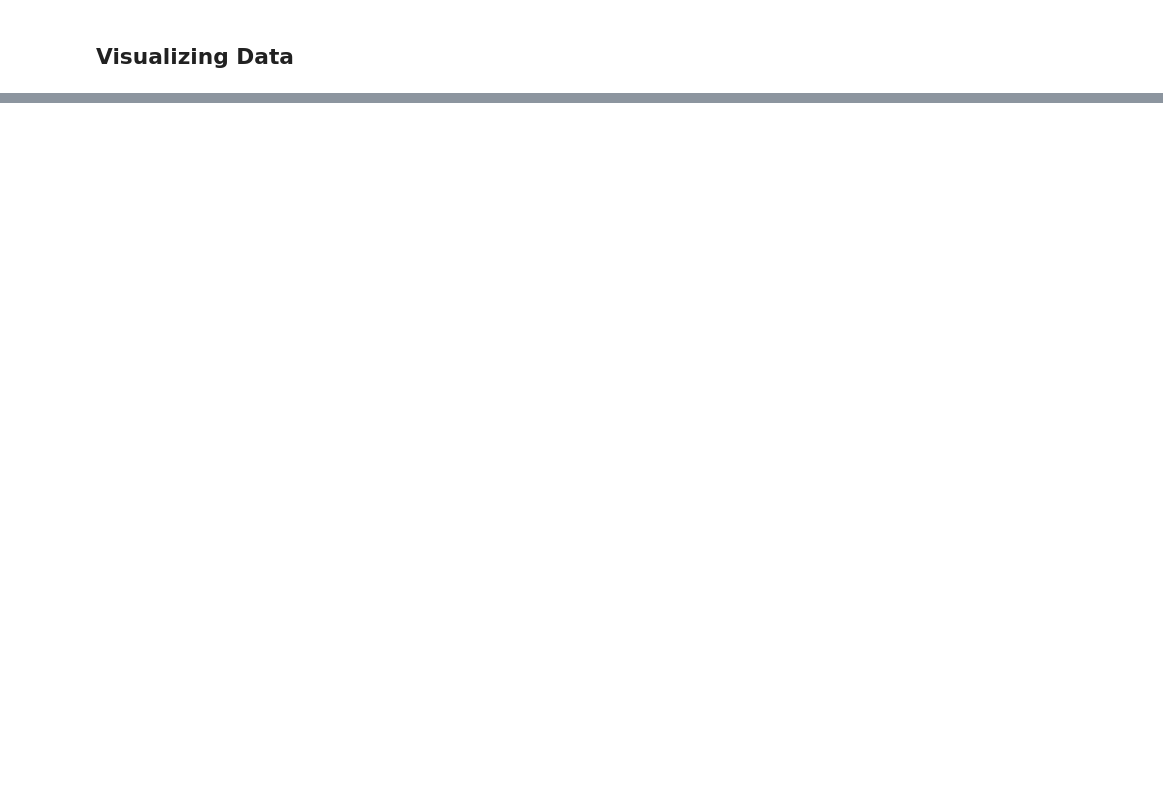
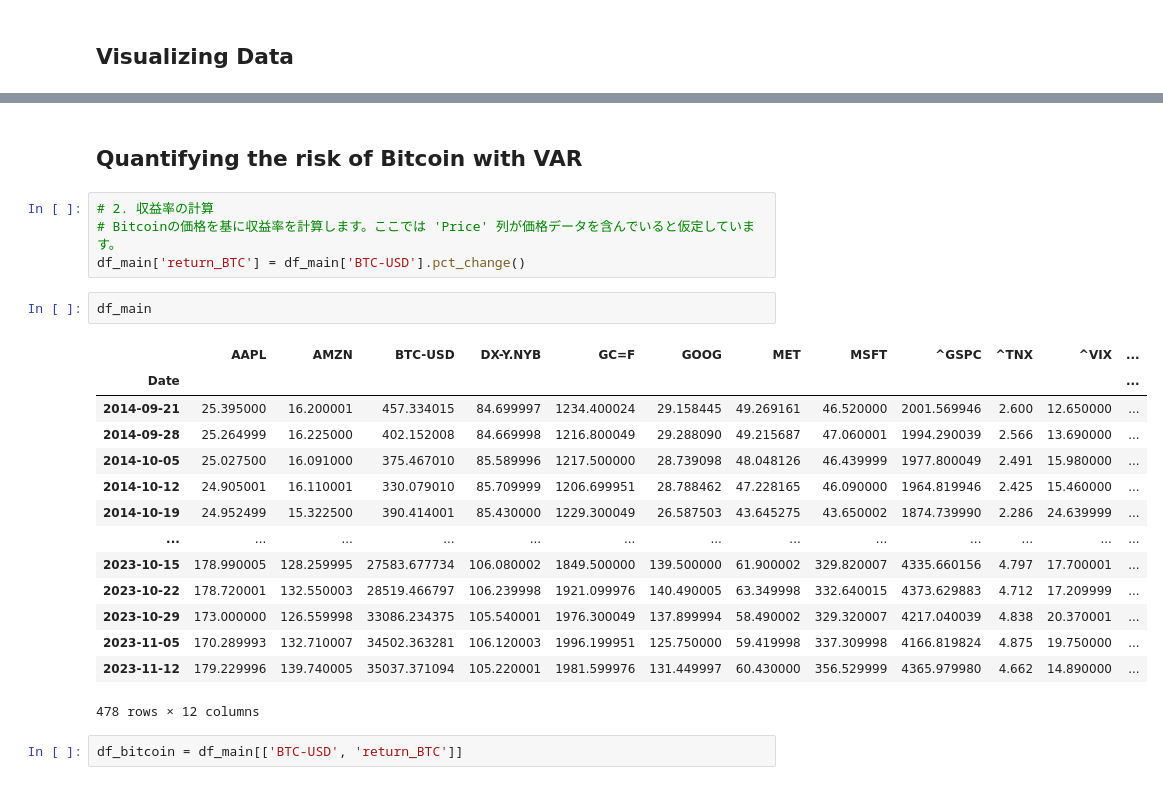
Before and after one commit to aguilarklyno/Fukuhara-Seminar, a Jupyter notebook: 23_11_10_week-04/Group3.ipynb, the cells around one changed output, grey strips where cells are left out. Cells and saved outputs as stored; diff of their text form; blank space fills up the shorter version.

```diff
--- a/23_11_10_week-04/Group3.ipynb
+++ b/23_11_10_week-04/Group3.ipynb
@@ -323,0 +566,25 @@ def plot_var_forecast_for_target(data, target='7203.T', forecast_steps=10, lags=
+# %% [markdown]
+## Quantifying the risk of Bitcoin with VAR
+# %%
+# 2. 収益率の計算
+# Bitcoinの価格を基に収益率を計算します。ここでは 'Price' 列が価格データを含んでいると仮定しています。
+df_main['return_BTC'] = df_main['BTC-USD'].pct_change()
+# %%
+df_main
+# %% [output]
+|  | AAPL | AMZN | BTC-USD | DX-Y.NYB | GC=F | GOOG | MET | MSFT | ^GSPC | ^TNX | ^VIX | ... |
+| Date |  |  |  |  |  |  |  |  |  |  |  | ... |
+| 2014-09-21 | 25.395000 | 16.200001 | 457.334015 | 84.699997 | 1234.400024 | 29.158445 | 49.269161 | 46.520000 | 2001.569946 | 2.600 | 12.650000 | ... |
+| 2014-09-28 | 25.264999 | 16.225000 | 402.152008 | 84.669998 | 1216.800049 | 29.288090 | 49.215687 | 47.060001 | 1994.290039 | 2.566 | 13.690000 | ... |
+| 2014-10-05 | 25.027500 | 16.091000 | 375.467010 | 85.589996 | 1217.500000 | 28.739098 | 48.048126 | 46.439999 | 1977.800049 | 2.491 | 15.980000 | ... |
+| 2014-10-12 | 24.905001 | 16.110001 | 330.079010 | 85.709999 | 1206.699951 | 28.788462 | 47.228165 | 46.090000 | 1964.819946 | 2.425 | 15.460000 | ... |
+| 2014-10-19 | 24.952499 | 15.322500 | 390.414001 | 85.430000 | 1229.300049 | 26.587503 | 43.645275 | 43.650002 | 1874.739990 | 2.286 | 24.639999 | ... |
+| ... | ... | ... | ... | ... | ... | ... | ... | ... | ... | ... | ... | ... |
+| 2023-10-15 | 178.990005 | 128.259995 | 27583.677734 | 106.080002 | 1849.500000 | 139.500000 | 61.900002 | 329.820007 | 4335.660156 | 4.797 | 17.700001 | ... |
+| 2023-10-22 | 178.720001 | 132.550003 | 28519.466797 | 106.239998 | 1921.099976 | 140.490005 | 63.349998 | 332.640015 | 4373.629883 | 4.712 | 17.209999 | ... |
+| 2023-10-29 | 173.000000 | 126.559998 | 33086.234375 | 105.540001 | 1976.300049 | 137.899994 | 58.490002 | 329.320007 | 4217.040039 | 4.838 | 20.370001 | ... |
+| 2023-11-05 | 170.289993 | 132.710007 | 34502.363281 | 106.120003 | 1996.199951 | 125.750000 | 59.419998 | 337.309998 | 4166.819824 | 4.875 | 19.750000 | ... |
+| 2023-11-12 | 179.229996 | 139.740005 | 35037.371094 | 105.220001 | 1981.599976 | 131.449997 | 60.430000 | 356.529999 | 4365.979980 | 4.662 | 14.890000 | ... |
+478 rows × 12 columns
+# %%
+df_bitcoin = df_main[['BTC-USD', 'return_BTC']]
```
Also changed, not shown: parts of 23 cells of this notebook.
